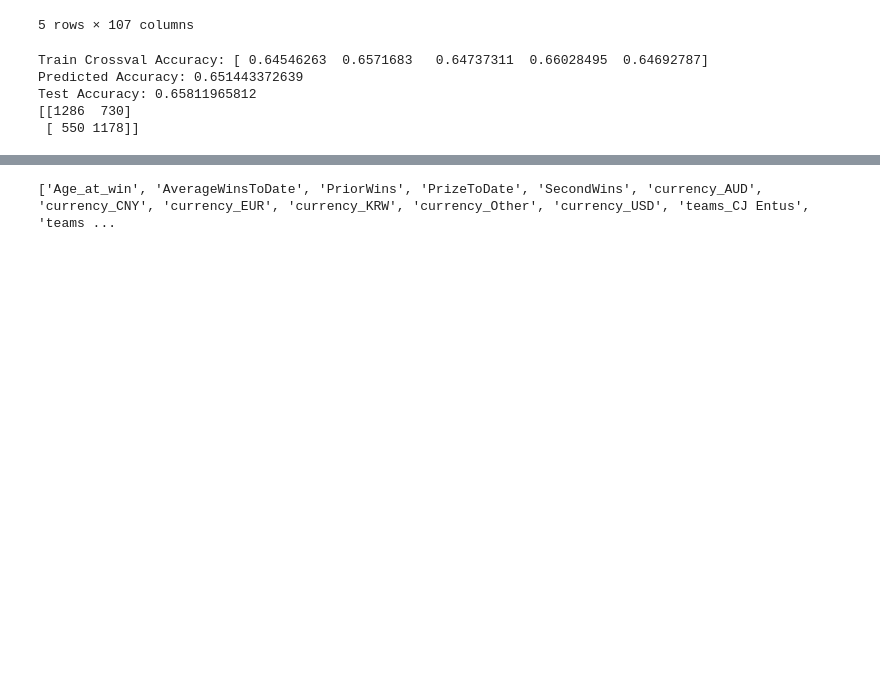
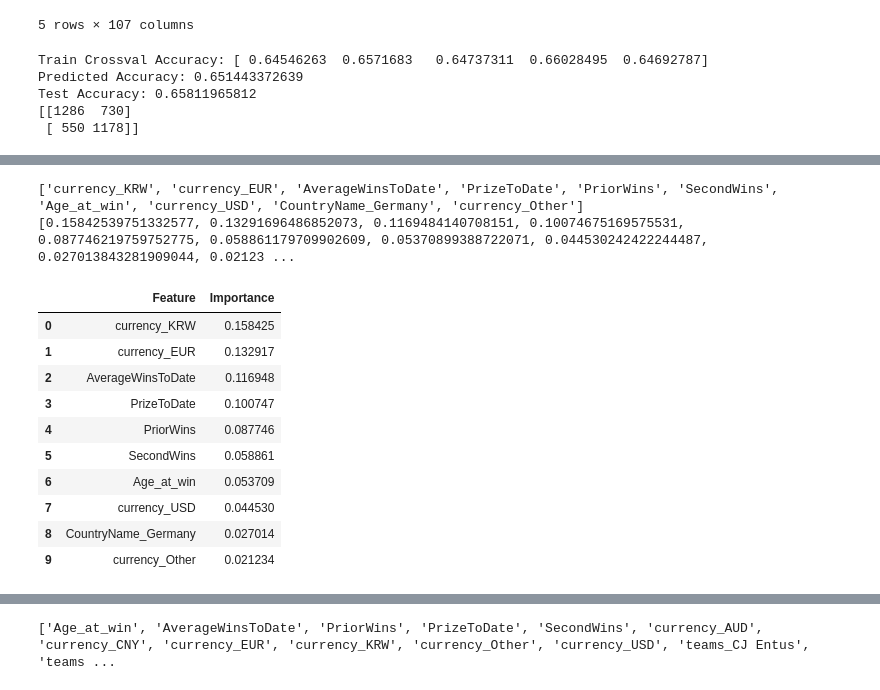
Before and after one commit to cviddy17/esports-capstone, a Jupyter notebook: FinalOutcome.ipynb, the cells around one changed output, grey strips where cells are left out. Saved outputs shown, nothing was run; the diff lists cells and outputs as text; code cells hidden in the pictures; blank space fills up the shorter version.

```diff
--- a/FinalOutcome.ipynb
+++ b/FinalOutcome.ipynb
@@ -253,3 +253,30 @@ Feature ranking:
+# %%
+j = fi[0:10]
+k = []
+l= []
+for i in j:
+    k.append(i[0])
+    l.append(i[1])
+print(k)
+print(l)
+dffi = pd.DataFrame({})
+dffi['Feature']=k
+dffi['Importance']=l
+dffi
+# %% [output]
+['currency_KRW', 'currency_EUR', 'AverageWinsToDate', 'PrizeToDate', 'PriorWins', 'SecondWins', 'Age_at_win', 'currency_USD', 'CountryName_Germany', 'currency_Other']
+[0.15842539751332577, 0.13291696486852073, 0.1169484140708151, 0.10074675169575531, 0.087746219759752775, 0.058861179709902609, 0.05370899388722071, 0.044530242422244487, 0.027013843281909044, 0.02123 ...
+|  | Feature | Importance |
+| 0 | currency_KRW | 0.158425 |
+| 1 | currency_EUR | 0.132917 |
+| 2 | AverageWinsToDate | 0.116948 |
+| 3 | PrizeToDate | 0.100747 |
+| 4 | PriorWins | 0.087746 |
+| 5 | SecondWins | 0.058861 |
+| 6 | Age_at_win | 0.053709 |
+| 7 | currency_USD | 0.044530 |
+| 8 | CountryName_Germany | 0.027014 |
+| 9 | currency_Other | 0.021234 |
 # %%
 
 theme = Theme(json={
```
Also changed, not shown: parts of 13 cells of this notebook, 8 other files.
